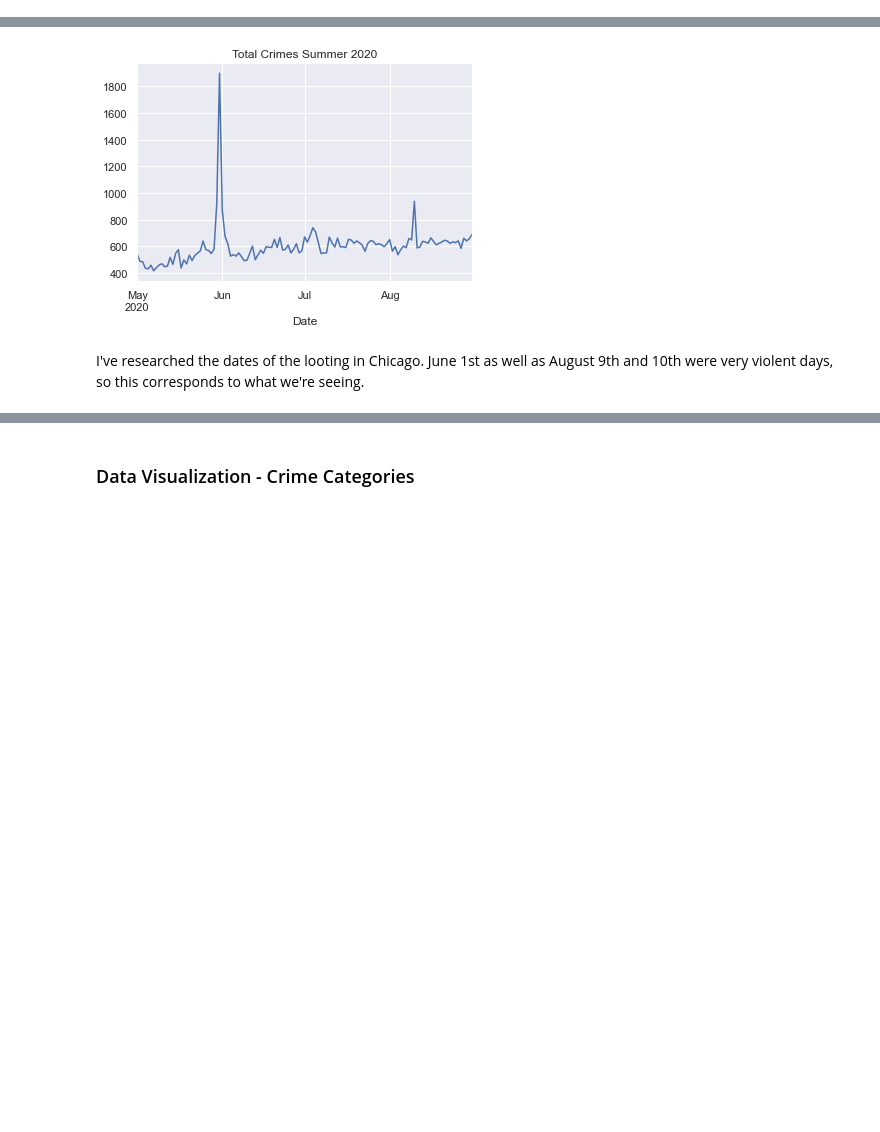
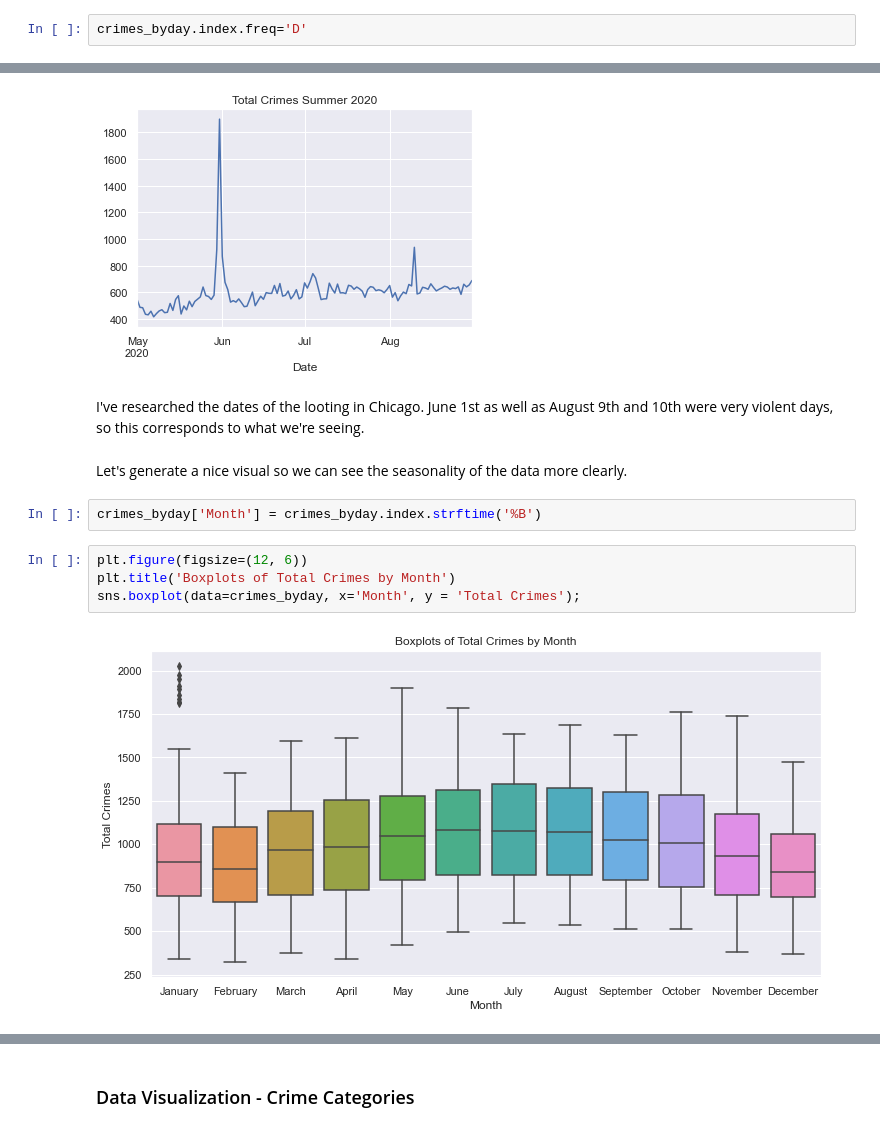
Before and after one commit to ruthcaswellsmith/Capstone---City-of-Chicago-Crime-Time-Series-Analysis, a Jupyter notebook: notebooks/Capstone - City of Chicago Crime - Exploratory Data Analysis.ipynb, the cells around one changed output, grey strips where cells are left out. Cells and saved outputs as stored; diff of their text form; blank space fills up the shorter version.

```diff
--- a/notebooks/Capstone - City of Chicago Crime - Exploratory Data Analysis.ipynb
+++ b/notebooks/Capstone - City of Chicago Crime - Exploratory Data Analysis.ipynb
@@ -13,6 +15,8 @@ from statsmodels.tsa.seasonal import seasonal_decompose
 ### Read in Data
 # %%
 crimes_byday = pd.read_csv('../data/crimes_byday.csv', index_col = 0, parse_dates = True)
+# %%
+crimes_byday.index.freq='D'
 # %% [markdown]
 ### Data Visualization - All Crimes
 # %%
@@ -80,3 +84,13 @@ plt.title('Total Crimes Summer 2020');
 [figure]
 # %% [markdown]
 I've researched the dates of the looting in Chicago.  June 1st as well as August 9th and 10th were very violent days, so this corresponds to what we're seeing.
+# %% [markdown]
+Let's generate a nice visual so we can see the seasonality of the data more clearly.
+# %%
+crimes_byday['Month'] = crimes_byday.index.strftime('%B')
+# %%
+plt.figure(figsize=(12, 6))
+plt.title('Boxplots of Total Crimes by Month')
+sns.boxplot(data=crimes_byday, x='Month', y = 'Total Crimes');
+# %% [output]
+[figure, added]
```
Also changed, not shown: parts of 17 cells of this notebook.
